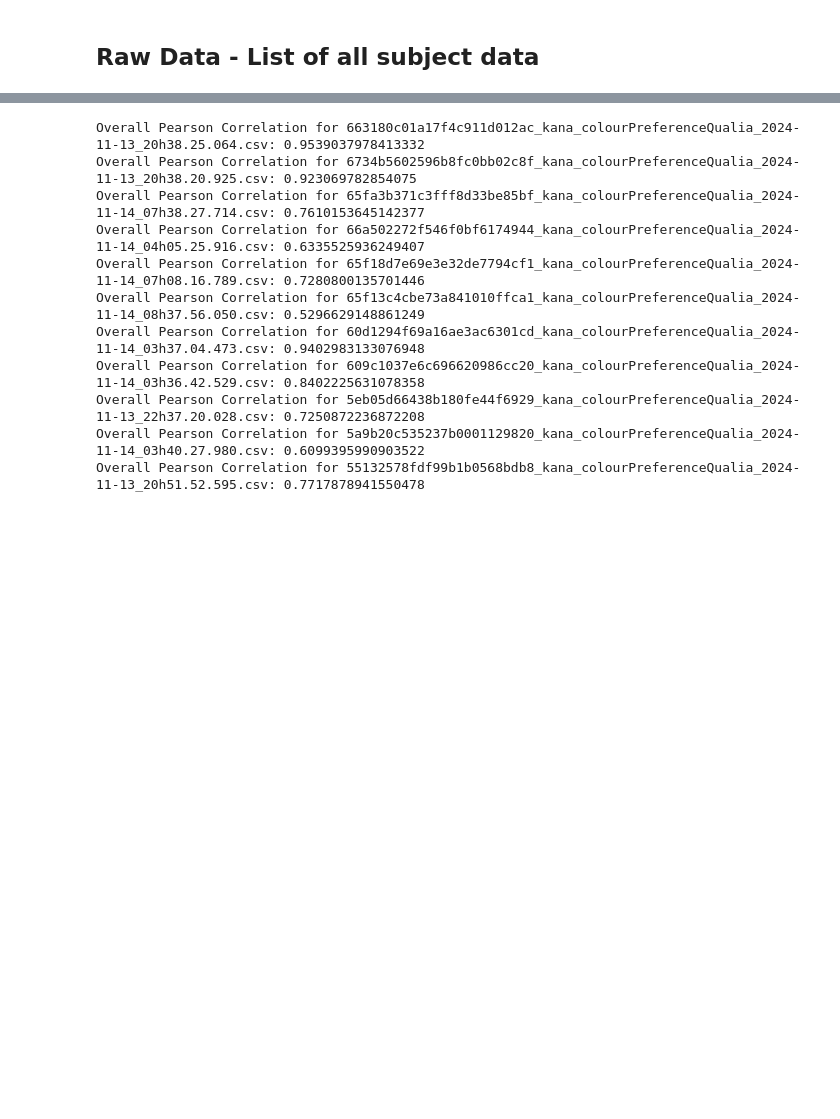
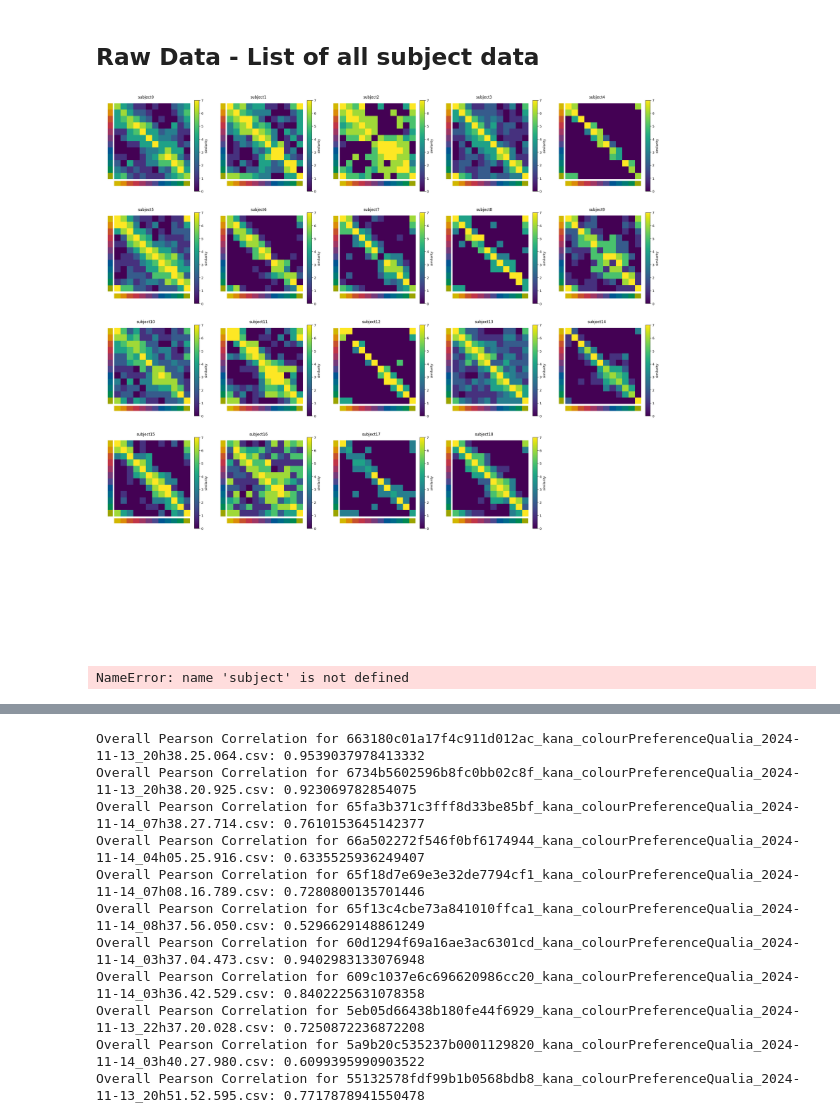
Before and after one commit to MtKana/GWOT_colorprefrencequalia, a Jupyter notebook: GWOT_2024_9_2.ipynb, the cells around one changed output, grey strips where cells are left out. Cells and saved outputs as stored; diff of their text form; code cells hidden in the pictures; blank space fills up the shorter version.

```diff
--- a/GWOT_2024_9_2.ipynb
+++ b/GWOT_2024_9_2.ipynb
@@ -366,3 +460,12 @@ show_heatmaps(0, 7, matrices=[matrix_1, matrix_2], titles=['Subject 1', 'Subject
+# %%
+# Show matrices
+show_heatmaps(0, 7, matrices=pMatrices, titles=["subject" + str(p) for p in pIds], cbar_label="similarity", color_labels=unique_colours)
+
+for f in range(0, len(pFiles)):
+    print("subject" + str(f) + ' ' + pFiles[f])
+# %% [output]
+[figure, added]
+NameError: name 'subject' is not defined
 # %%
 for filename in os.listdir('raw_data/kana_colourpreferencequalia-master/data'):
     if filename.endswith(".csv"):
```
Also changed, not shown: parts of 4 cells of this notebook.
